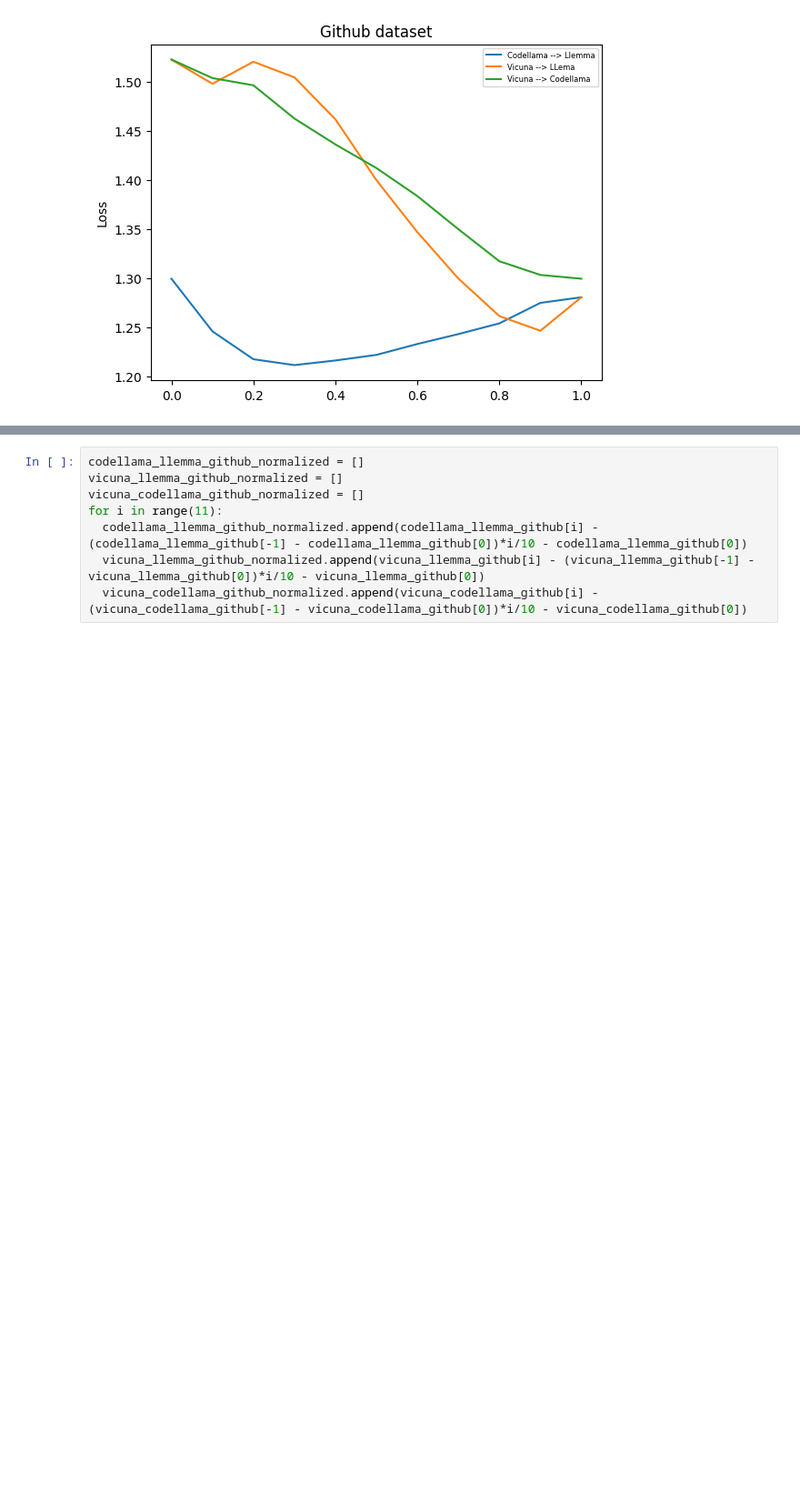
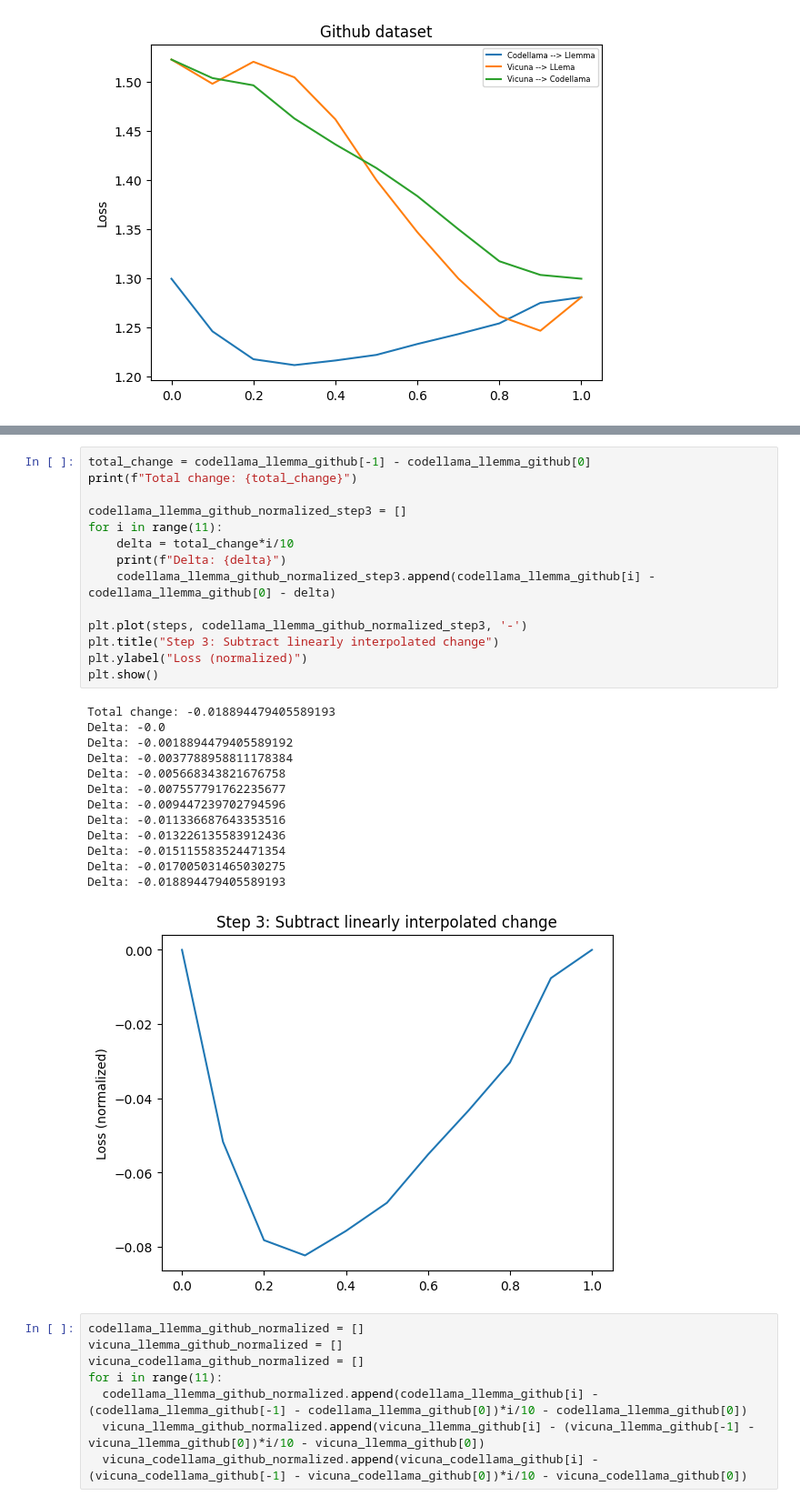
Before and after one commit to salzhu/model-tracing, a Jupyter notebook: vicuna_codellama_lemma_tests.ipynb, the cells around one changed output, grey strips where cells are left out. Shown at 91% size. Saved outputs shown, nothing was run; the diff lists cells and outputs as text; blank space fills up the shorter version.

Commit message:
notebook with better explainer for linear interp experiment

```diff
--- a/vicuna_codellama_lemma_tests.ipynb
+++ b/vicuna_codellama_lemma_tests.ipynb
@@ -22,3 +75,31 @@ plt.legend(['Codellama --> Llemma', 'Vicuna --> LLema', 'Vicuna --> Codellama'],
+# %%
+total_change = codellama_llemma_github[-1] - codellama_llemma_github[0]
+print(f"Total change: {total_change}")
+
+codellama_llemma_github_normalized_step3 = []
+for i in range(11):
+    delta = total_change*i/10
+    print(f"Delta: {delta}")
+    codellama_llemma_github_normalized_step3.append(codellama_llemma_github[i] - codellama_llemma_github[0] - delta)
+
+plt.plot(steps, codellama_llemma_github_normalized_step3, '-')
+plt.title("Step 3: Subtract linearly interpolated change")
+plt.ylabel("Loss (normalized)")
+plt.show()
+# %% [output]
+Total change: -0.018894479405589193
+Delta: -0.0
+Delta: -0.0018894479405589192
+Delta: -0.0037788958811178384
+Delta: -0.005668343821676758
+Delta: -0.007557791762235677
+Delta: -0.009447239702794596
+Delta: -0.011336687643353516
+Delta: -0.013226135583912436
+Delta: -0.015115583524471354
+Delta: -0.017005031465030275
+Delta: -0.018894479405589193
+[figure, added]
 # %%
 codellama_llemma_github_normalized = []
 vicuna_llemma_github_normalized = []
```
Also changed, not shown: parts of 2 cells of this notebook.
